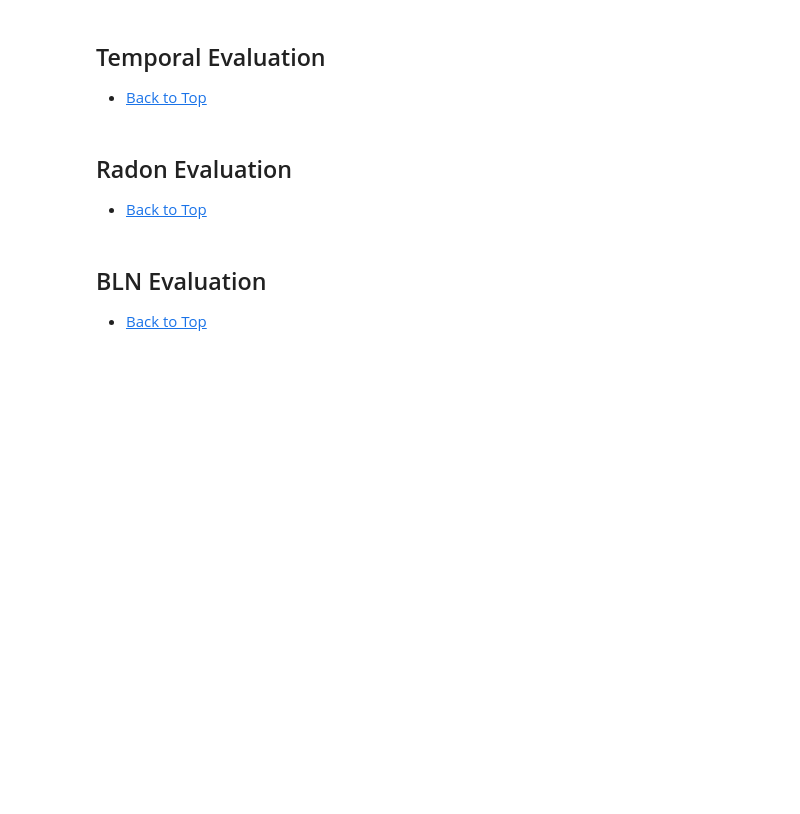
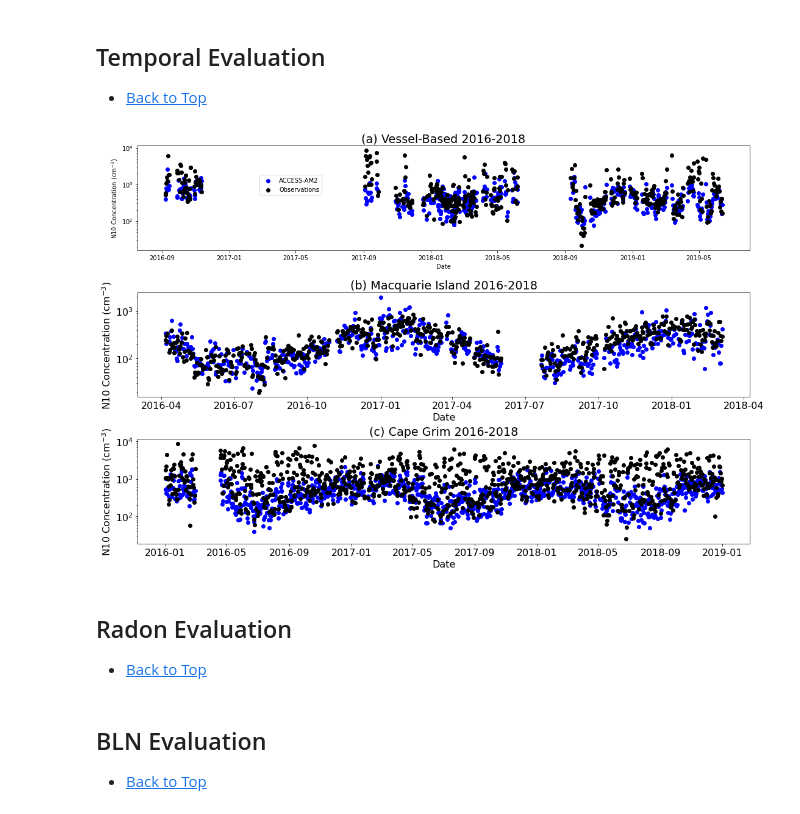
Before and after one commit to llamprey/access-eval, a Jupyter notebook: evaluation.ipynb, the cells around one changed output. Drawn from its saved outputs; the diff is of its cells as text; code cells hidden in the pictures; blank space fills up the shorter version.

```diff
--- a/evaluation.ipynb
+++ b/evaluation.ipynb
@@ -218,6 +215,39 @@ for x,y in zip(np.arange(1,len(data_arr)+1,1),n):
 # %% [markdown]
 ## Temporal Evaluation <a class="anchor" id="third-bullet"></a>
 * [Back to Top](#top)
+# %%
+ax = plt.subplot(311)
+ax.figure.set_size_inches(18, 12)
+plt.scatter(df.time, df['N10'], color='blue', label='ACCESS-AM2')
+plt.scatter(df.time, df['cn10_avg'], color='black', label='Observations')
+plt.xlabel('Date')
+plt.ylabel('N10 Concentration (cm$^{-3}$)')
+plt.yscale('log')
+plt.legend(bbox_to_anchor=(0, 0.5, 0.5, 0.5))
+plt.rcParams.update({'font.size': 16})
+plt.title('(a) Vessel-Based 2016-2018')
+
+ax = plt.subplot(312)
+plt.scatter(mqi_df.time, mqi_df['N10'], color='blue', label='ACCESS-AM2')
+plt.scatter(mqi_df.time, mqi_df['cn10_avg'], color='black', label='Observations')
+plt.xlabel('Date')
+plt.ylabel('N10 Concentration (cm$^{-3}$)')
+plt.yscale('log')
+plt.rcParams.update({'font.size': 16})
+plt.title('(b) Macquarie Island 2016-2018')
+
+ax = plt.subplot(313)
+plt.scatter(cgo_df.time, cgo_df['N10'], color='blue', label='ACCESS-AM2')
+plt.scatter(cgo_df.time, cgo_df['cn10_avg'], color='black', label='Observations')
+plt.xlabel('Date')
+plt.ylabel('N10 Concentration (cm$^{-3}$)')
+plt.yscale('log')
+plt.rcParams.update({'font.size': 16})
+plt.title('(c) Cape Grim 2016-2018')
+
+plt.subplots_adjust(hspace=0.4, wspace=0.1)
+# %% [output]
+[figure, added]
 # %% [markdown]
 ## Radon Evaluation <a class="anchor" id="fourth-bullet"></a>
 * [Back to Top](#top)
```
Also changed, not shown: parts of 4 cells of this notebook.
